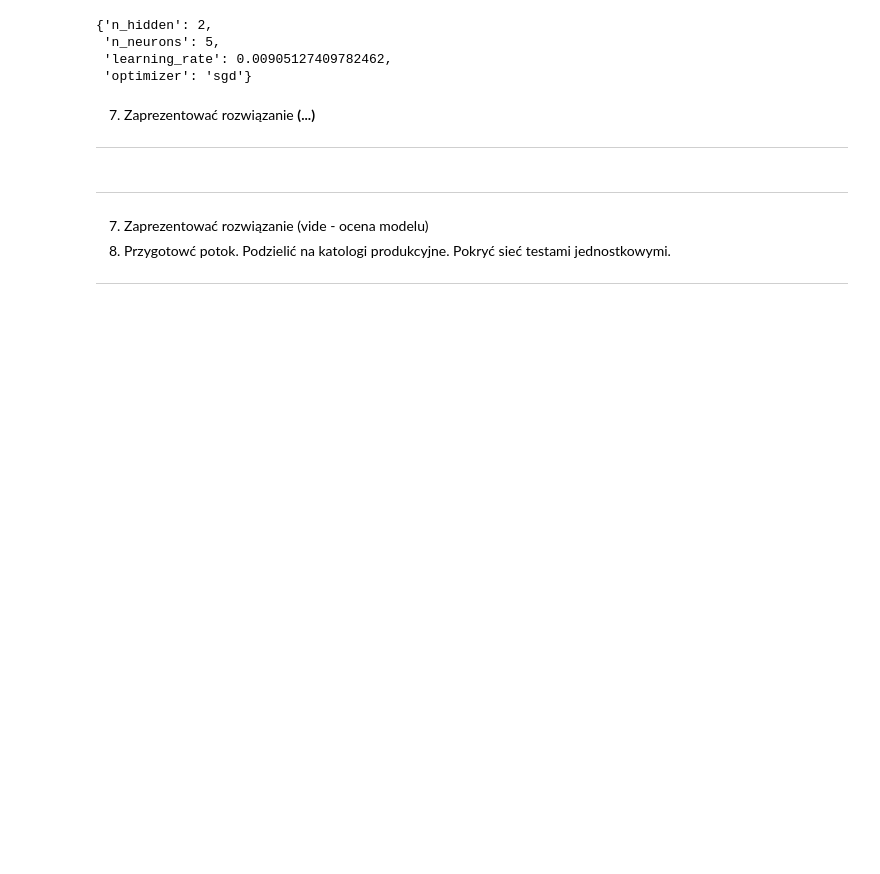
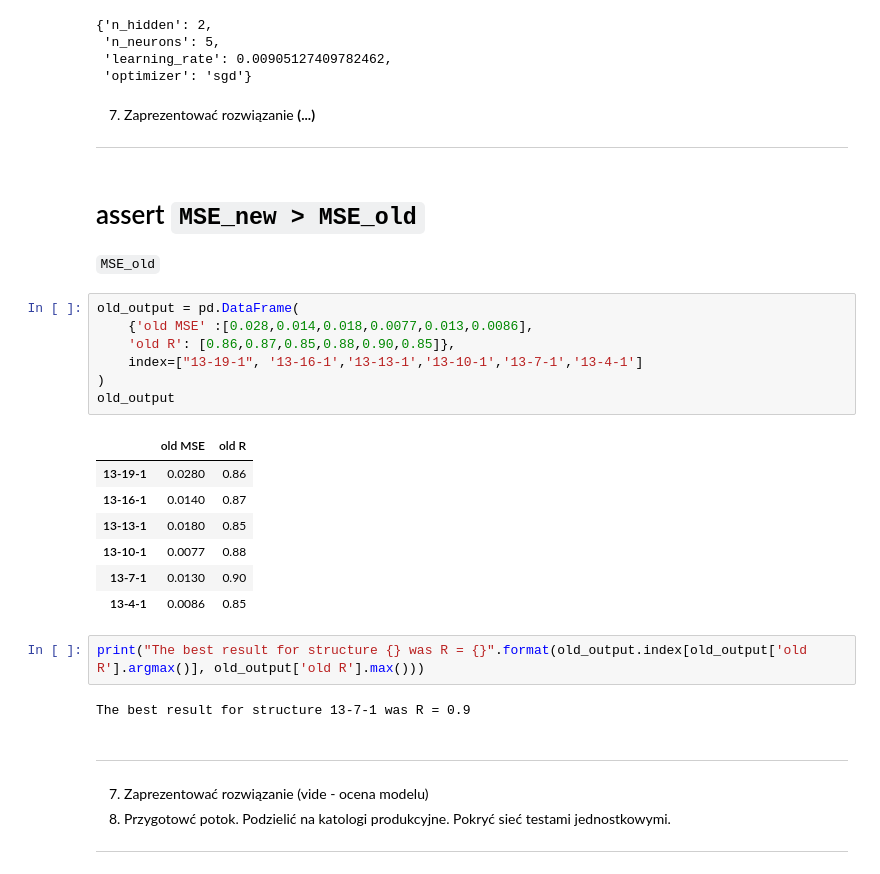
Before and after one commit to d-jus/tf_pipeline, a Jupyter notebook: SSN CRF - p & CRF - m.ipynb, the cells around one changed output. Cells and saved outputs as stored; diff of their text form; blank space fills up the shorter version.

```diff
--- a/SSN CRF - p & CRF - m.ipynb
+++ b/SSN CRF - p & CRF - m.ipynb
@@ -699,6 +699,28 @@ random_search_tuner.get_best_hyperparameters(num_trials = 3)[0].values
 # %% [markdown]
 7. Zaprezentować rozwiązanie **(...)**
 ------------------
+# %% [markdown]
+# assert `MSE_new > MSE_old`
+`MSE_old`
+# %%
+old_output = pd.DataFrame(
+    {'old MSE' :[0.028,0.014,0.018,0.0077,0.013,0.0086],
+    'old R': [0.86,0.87,0.85,0.88,0.90,0.85]},
+    index=["13-19-1", '13-16-1','13-13-1','13-10-1','13-7-1','13-4-1']
+)
+old_output
+# %% [output]
+|  | old MSE | old R |
+| 13-19-1 | 0.0280 | 0.86 |
+| 13-16-1 | 0.0140 | 0.87 |
+| 13-13-1 | 0.0180 | 0.85 |
+| 13-10-1 | 0.0077 | 0.88 |
+| 13-7-1 | 0.0130 | 0.90 |
+| 13-4-1 | 0.0086 | 0.85 |
+# %%
+print("The best result for structure {} was R = {}".format(old_output.index[old_output['old R'].argmax()], old_output['old R'].max()))
+# %% [output]
+The best result for structure 13-7-1 was R = 0.9
 # %% [markdown]
 ------------------
 7. Zaprezentować rozwiązanie (vide - ocena modelu)
```
